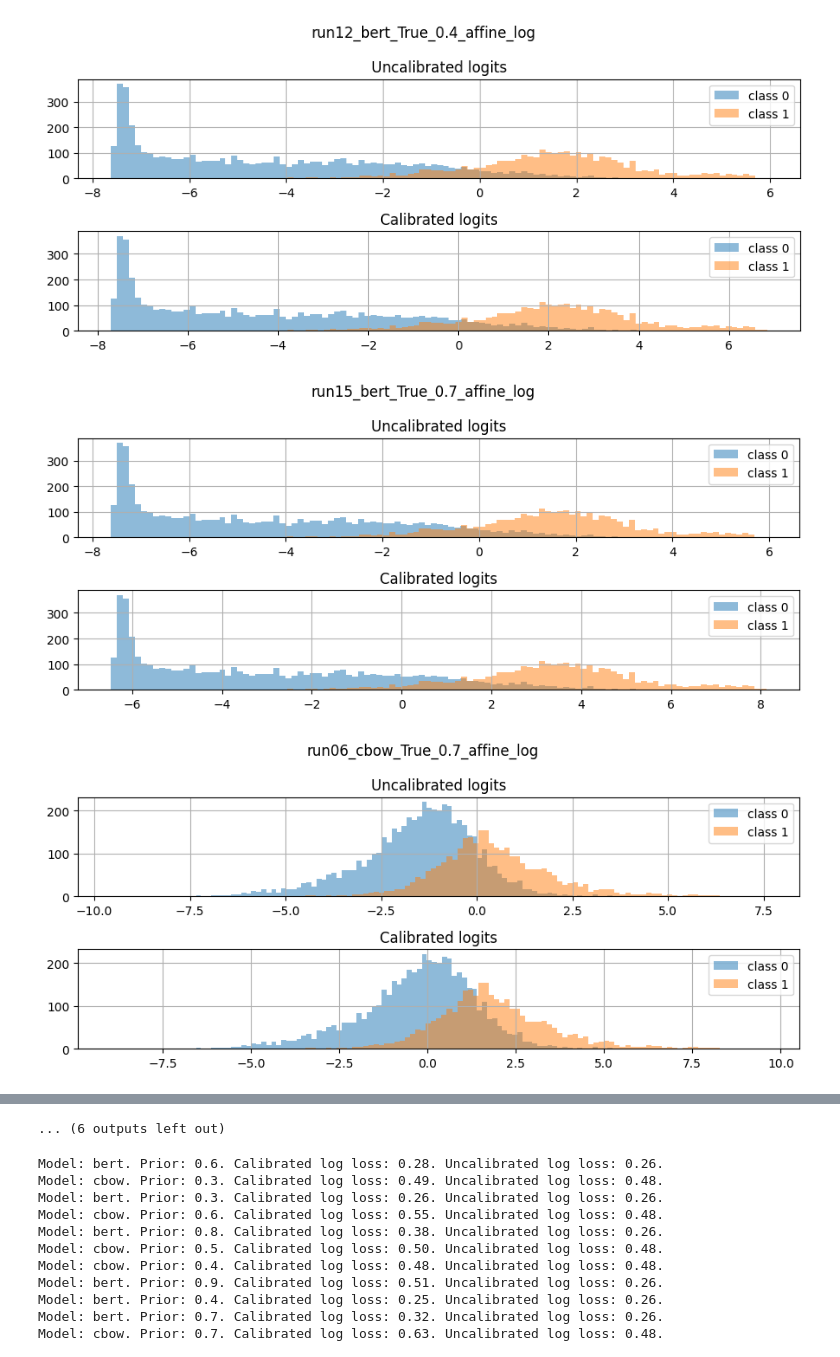
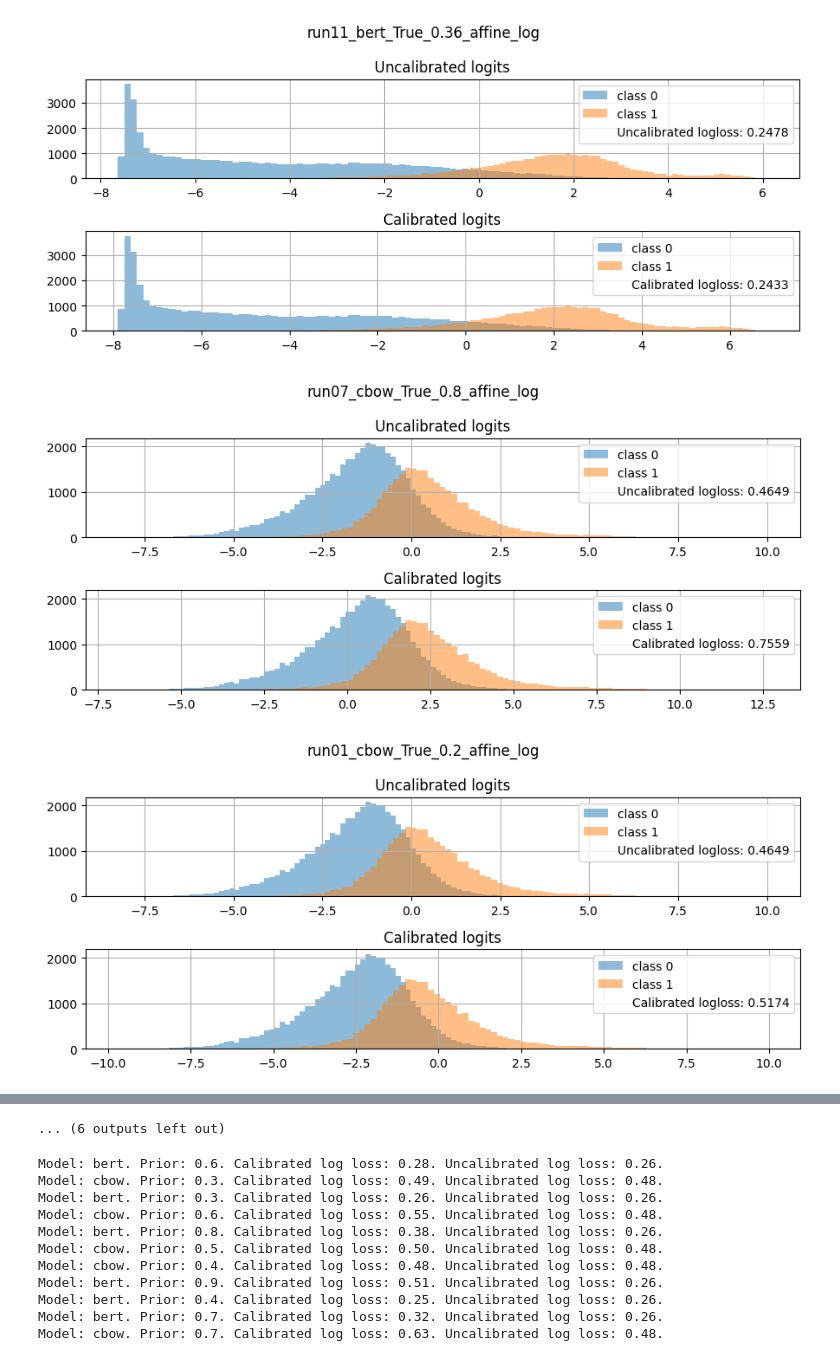
Before and after one commit to LautaroEst/calibration-ppd, a Jupyter notebook: experiments/01_calibrate_system/notebooks/analisis_resultados.ipynb, the cells around one changed output, grey strips where cells are left out. Drawn from its saved outputs; the diff is of its cells as text; code cells hidden in the pictures.

Commit message:
results for test

```diff
--- a/experiments/01_calibrate_system/notebooks/analisis_resultados.ipynb
+++ b/experiments/01_calibrate_system/notebooks/analisis_resultados.ipynb
@@ -5,53 +5,83 @@ import pickle
 import torch
 import os
 # %%
+# def read_outputs(config_file):
+#     direc = os.listdir(f"../results/{config_file}")
+#     direc.remove("cache")
+#     runs = {}
+#     for d in direc:
+#         with open(f"../results/{config_file}/{d}/00_Loading Predictions/output.pkl", "rb") as f:
+#             uncalibrated_results = pickle.load(f)["calibration_validation"]
+#             uncalibrated_logits = uncalibrated_results["logits"]
+#             labels = uncalibrated_results["labels"]
+#         with open(f"../results/{config_file}/{d}/01_Calibration/results.pkl", "rb") as f:
+#             results = pickle.load(f)
+#             calibrated_logits = results["logits"]
+#             prior_class1 = results["prior_class1"]
+#         runs[d] = {
+#             "uncalibrated_logits": uncalibrated_logits,
+#             "calibrated_logits": calibrated_logits,
+#             "labels": labels,
+#             "prior_class1": prior_class1
+#         }
+#     return runs
+
 def read_outputs(config_file):
     direc = os.listdir(f"../results/{config_file}")
     direc.remove("cache")
     runs = {}
     for d in direc:
-        with open(f"../results/{config_file}/{d}/00_Loading Predictions/output.pkl", "rb") as f:
-            uncalibrated_results = pickle.load(f)["calibration_validation"]
-            uncalibrated_logits = uncalibrated_results["logits"]
-            labels = uncalibrated_results["labels"]
         with open(f"../results/{config_file}/{d}/01_Calibration/results.pkl", "rb") as f:
             results = pickle.load(f)
-            calibrated_logits = results["logits"]
-            prior_class1 = results["prior_class1"]
         runs[d] = {
-            "uncalibrated_logits": uncalibrated_logits,
-            "calibrated_logits": calibrated_logits,
-            "labels": labels,
-            "prior_class1": prior_class1
+            "validation": {
+                "uncalibrated_logits": results["logits"]["uncalibrated_validation"],
+                "calibrated_logits": results["logits"]["calibrated_validation"],
+                "labels": results["labels"]["validation"],
+                "cal_logloss": results["logloss"]["calibrated_validation"],
+                "uncal_logloss": results["logloss"]["uncalibrated_validation"]
+            },
+            "test": {
+                "uncalibrated_logits": results["logits"]["uncalibrated_test"],
+                "calibrated_logits": results["logits"]["calibrated_test"],
+                "labels": results["labels"]["test"],
+                "cal_logloss": results["logloss"]["calibrated_test"],
+                "uncal_logloss": results["logloss"]["uncalibrated_test"]
+            },
+            "prior_class1": results["prior_class1"],
+            "parameters": results["parameters"]
         }
     return runs
 
-def plot_logits_histograms(config_file):
+
+def plot_logits_histograms(config_file,split="validation"):
     nbins = 100
     runs = read_outputs(config_file)
 
     for run_name, outputs in runs.items():
         fig, ax = plt.subplots(2,1,figsize=(9,4))
-        l = outputs["labels"]
+        l = outputs[split]["labels"]
 
         # Uncalibrated logits
-        p = outputs["uncalibrated_logits"]
+        p = outputs[split]["uncalibrated_logits"]
         p_class0 = p[l == 0]
         p_class1 = p[l == 1]
 
         ax[0].hist(p_class0,bins=nbins,alpha=0.5,label="class 0")
         ax[0].hist(p_class1,bins=nbins,alpha=0.5,label="class 1")
+        ax[0].plot([],c='w',label=f"Uncalibrated logloss: {outputs[split]['uncal_logloss']:.4f}")
         ax[0].grid(True)
         ax[0].legend()
         ax[0].set_title("Uncalibrated logits")
 
         # Calibrated logits
-        p = outputs["calibrated_logits"]
+        p = outputs[split]["calibrated_logits"]
         p_class0 = p[l == 0]
         p_class1 = p[l == 1]
 
         ax[1].hist(p_class0,bins=nbins,alpha=0.5,label="class 0")
         ax[1].hist(p_class1,bins=nbins,alpha=0.5,label="class 1")
+        ax[1].plot([],c='w',label=f"Calibrated logloss: {outputs[split]['cal_logloss']:.4f}")
         ax[1].grid(True)
         ax[1].legend()
         ax[1].set_title("Calibrated logits")
@@ -60,5 +90,5 @@ def plot_logits_histograms(config_file):
         fig.tight_layout()
 
 
-plot_logits_histograms("affine")
+plot_logits_histograms("affine",split="test")
 # %% [output]
@@ -73,3 +103,3 @@ plot_logits_histograms("affine")
-[figure, old version]
+[figure, new version]
-[figure, old version]
+[figure, new version]
-[figure, old version]
+[figure, new version]
```
Also changed, not shown: parts of 1 cell of this notebook, 3 other files.
